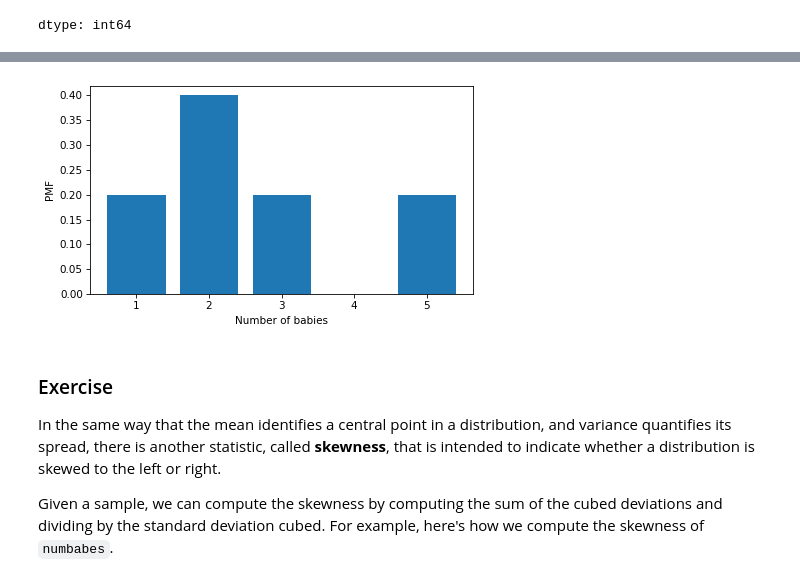
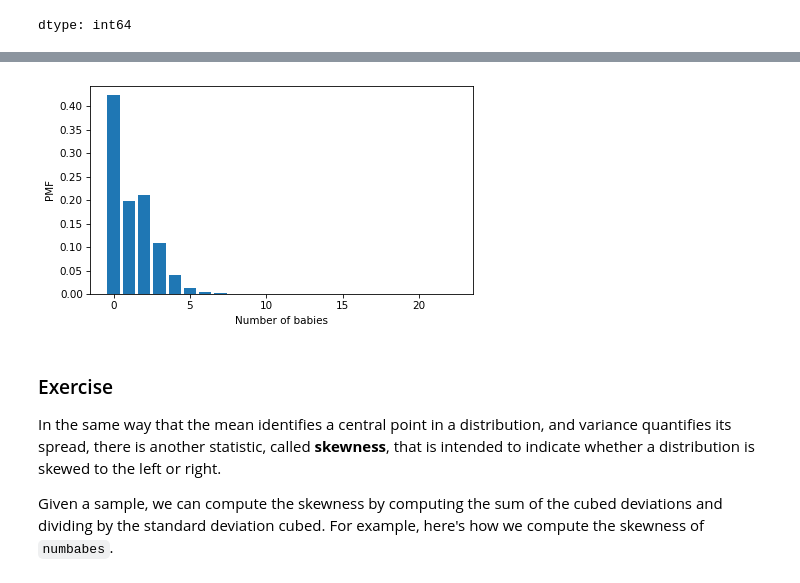
Before and after one commit to tomedds/think_stats_colab, a Jupyter notebook: nb/chap03.ipynb, the cells around one changed output, grey strips where cells are left out. Cells and saved outputs as stored; diff of their text form; code cells hidden in the pictures.

```diff
--- a/nb/chap03.ipynb
+++ b/nb/chap03.ipynb
@@ -531,4 +531,8 @@ numbabes2
 dtype: int64
 # %%
 # Solution goes here
-pmf = Pmf(numbabes2)
+#pmf1 = Pmf.from_seq(numbabes2)
+#pmf = numbabes2/len(numbabes2)
+
+pmf1 = Pmf.from_seq(resp["numbabes"].replace(97, np.nan))
+pmf1
@@ -535,8 +556,8 @@ pmf = Pmf(numbabes2)
 # %%
-pmf.bar()
+pmf1.bar()
 decorate(xlabel="Number of babies", ylabel="PMF")
 # %% [output]
-[figure, old version]
+[figure, new version]
 # %%
 # Solution goes here
 # %% [markdown]
```
Also changed, not shown: parts of 4 cells of this notebook.
